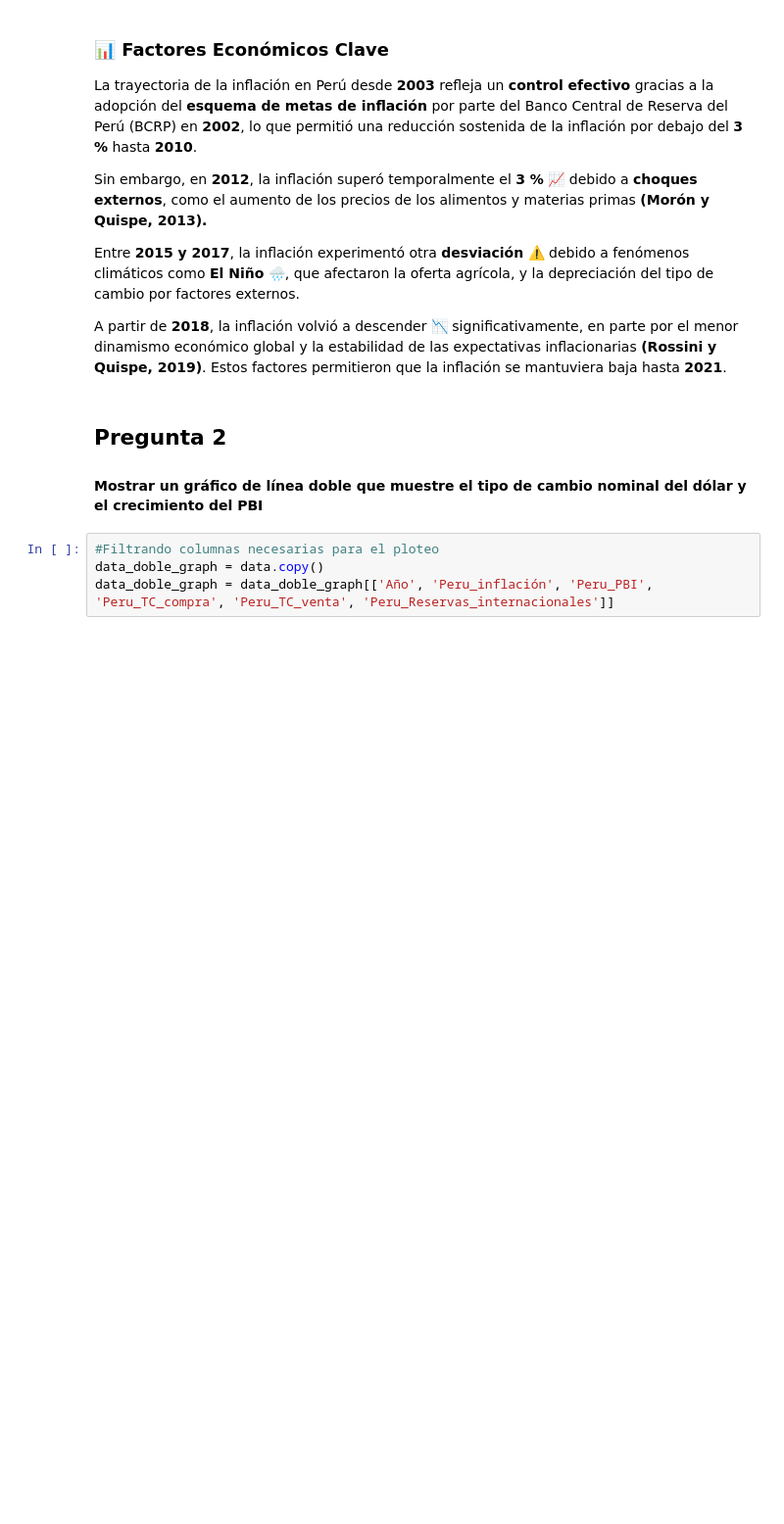
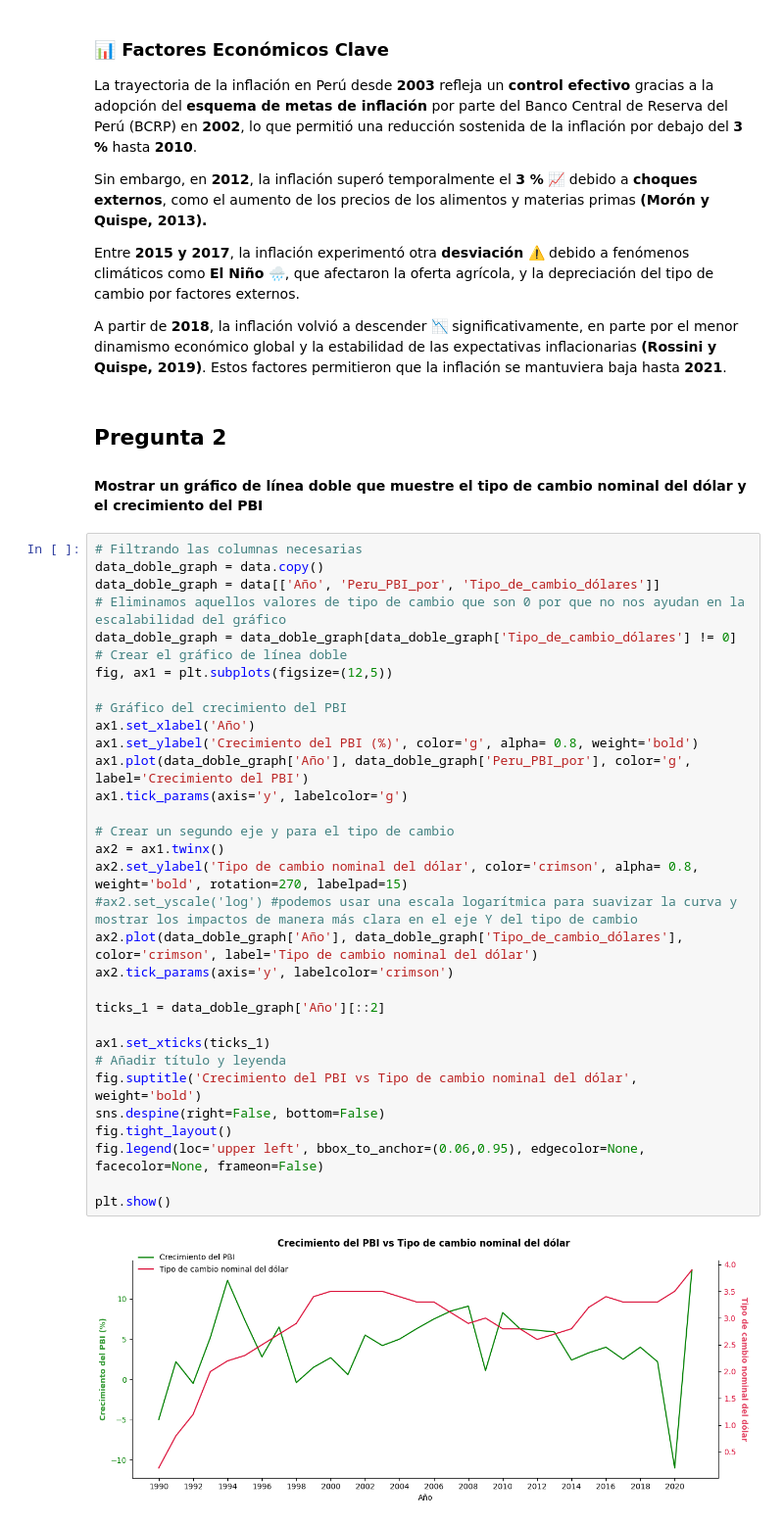
Before and after one commit to Luivelo/Expresate_Peru_con_Datos_2024_Team_GPT, a Jupyter notebook: Proyecto/Storytelling_working_enviroment.ipynb, the cells around one changed output. Shown at 98% size. Saved outputs shown, nothing was run; the diff lists cells and outputs as text; blank space fills up the shorter version.

Commit message:
Segundo avance

```diff
--- a/Proyecto/Storytelling_working_enviroment.ipynb
+++ b/Proyecto/Storytelling_working_enviroment.ipynb
@@ -98,7 +99,37 @@ A partir de **2018**, la inflación volvió a descender 📉 significativamente,
 # %% [markdown]
 ## Pregunta 2
 #### Mostrar un gráfico de línea doble que muestre el tipo de cambio nominal del dólar y el crecimiento del PBI
-# %%
-#Filtrando columnas necesarias para el ploteo
-data_doble_graph = data.copy()
-data_doble_graph = data_doble_graph[['Año', 'Peru_inflación', 'Peru_PBI', 'Peru_TC_compra', 'Peru_TC_venta', 'Peru_Reservas_internacionales']]
+# %%
+# Filtrando las columnas necesarias
+data_doble_graph = data.copy()
+data_doble_graph = data[['Año', 'Peru_PBI_por', 'Tipo_de_cambio_dólares']]
+# Eliminamos aquellos valores de tipo de cambio que son 0 por que no nos ayudan en la escalabilidad del gráfico
+data_doble_graph = data_doble_graph[data_doble_graph['Tipo_de_cambio_dólares'] != 0]
+# Crear el gráfico de línea doble
+fig, ax1 = plt.subplots(figsize=(12,5))
+
+# Gráfico del crecimiento del PBI
+ax1.set_xlabel('Año')
+ax1.set_ylabel('Crecimiento del PBI (%)', color='g', alpha= 0.8, weight='bold')
+ax1.plot(data_doble_graph['Año'], data_doble_graph['Peru_PBI_por'], color='g', label='Crecimiento del PBI')
+ax1.tick_params(axis='y', labelcolor='g')
+
+# Crear un segundo eje y para el tipo de cambio
+ax2 = ax1.twinx()
+ax2.set_ylabel('Tipo de cambio nominal del dólar', color='crimson', alpha= 0.8, weight='bold', rotation=270, labelpad=15)
+#ax2.set_yscale('log') #podemos usar una escala logarítmica para suavizar la curva y mostrar los impactos de manera más clara en el eje Y del tipo de cambio
+ax2.plot(data_doble_graph['Año'], data_doble_graph['Tipo_de_cambio_dólares'], color='crimson', label='Tipo de cambio nominal del dólar')
+ax2.tick_params(axis='y', labelcolor='crimson')
+
+ticks_1 = data_doble_graph['Año'][::2]
+
+ax1.set_xticks(ticks_1)
+# Añadir título y leyenda
+fig.suptitle('Crecimiento del PBI vs Tipo de cambio nominal del dólar', weight='bold')
+sns.despine(right=False, bottom=False)
+fig.tight_layout()
+fig.legend(loc='upper left', bbox_to_anchor=(0.06,0.95), edgecolor=None, facecolor=None, frameon=False)
+
+plt.show()
+# %% [output]
+[figure, added]
```
Also changed, not shown: parts of 9 cells of this notebook.
